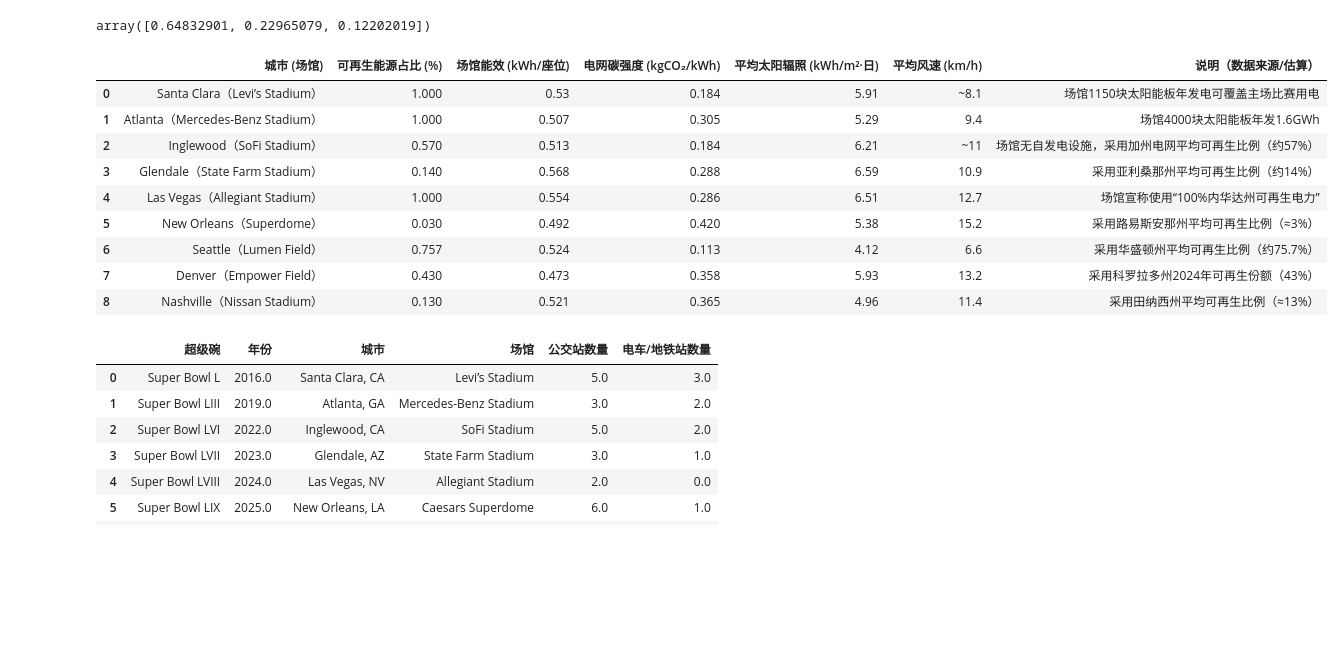
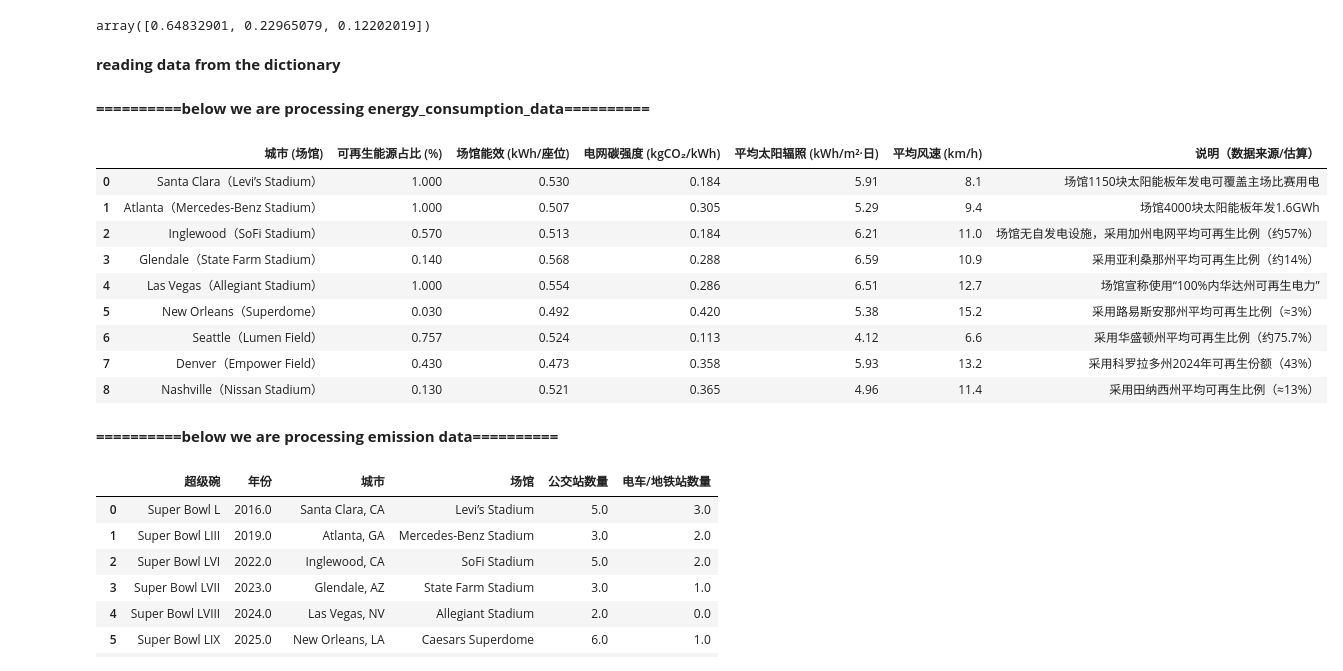
Before and after one commit to maop0/Super-Bowl-Mathematical-Modelling, a Jupyter notebook: Superbowl_vs_environment.ipynb, the cells around one changed output. Drawn from its saved outputs; the diff is of its cells as text; code cells hidden in the pictures; blank space fills up the shorter version.

Commit message:
finish_energy_consumption_data

```diff
--- a/Superbowl_vs_environment.ipynb
+++ b/Superbowl_vs_environment.ipynb
@@ -199,36 +201,52 @@ climate = []
 # %%
 def remove_unit(strin,unit):
     return strin.replace(unit,"")
+# %% [markdown]
+**reading data from the dictionary**
 # %%
 #import data
-energy_consumption_data = pd.read_csv('/Users/daniel/Documents/Math_/Superbowl_vs_environment/data/Energy_consmuption.csv')
-waste_management_data = pd.read_csv('/Users/daniel/Documents/Math_/Superbowl_vs_environment/data/waste_management.csv')
-climate_data = pd.read_csv('/Users/daniel/Documents/Math_/Superbowl_vs_environment/data/climate.csv')
-emmision_data = pd.read_csv('/Users/daniel/Documents/Math_/Superbowl_vs_environment/data/transportation.csv')
+import os
+
+if os.path.exists ('/Users/daniel/Documents/Math_/Superbowl_vs_environment/data'):
+    dir = '/Users/daniel/Documents/Math_/Superbowl_vs_environment/data'
+else:
+    dir = "https://github.com/maop0/Super-Bowl-Mathematical-Modelling/tree/2139377798b53564aa659dc1185cfba3e5dd84c2/data"
+energy_consumption_data = pd.read_csv(dir+'/Energy_consmuption.csv')
+waste_management_data = pd.read_csv(dir+'/waste_management.csv')
+climate_data = pd.read_csv(dir+'/climate.csv')
+emmision_data = pd.read_csv(dir+'/transportation.csv')
+# %% [markdown]
+**==========below we are processing energy_consumption_data==========**
 # %%
 #process energy consumption data
 
 for i in energy_consumption_data.columns:
 
     #removing [int]
     energy_consumption_data[i]= pd.DataFrame(map(lambda x:x.split("[")[0], energy_consumption_data[i]))
 #energy_consumption_data
 energy_consumption_data['可再生能源占比 (%)'] = pd.DataFrame(map(lambda x:remove_unit(x.split('[')[0],"%"), energy_consumption_data['可再生能源占比 (%)']))
 energy_consumption_data["可再生能源占比 (%)"][0] = energy_consumption_data["可再生能源占比 (%)"][0][1:]
 energy_consumption_data["可再生能源占比 (%)"][1] = energy_consumption_data["可再生能源占比 (%)"][1][1:]
 energy_consumption_data['可再生能源占比 (%)'] = pd.DataFrame(map(lambda x:float(x)/100, energy_consumption_data['可再生能源占比 (%)']))
+for i in energy_consumption_data.columns[2:-2]:
+    energy_consumption_data[i] = pd.DataFrame(map(float, energy_consumption_data[i]))
+energy_consumption_data['平均风速 (km/h)'] = pd.DataFrame(map(lambda x:float(x.split('~')[1]) if x[0] == '~' else float(x), energy_consumption_data['平均风速 (km/h)']))
+
 energy_consumption_data
 # %% [output]
 |  | 城市 (场馆) | 可再生能源占比 (%) | 场馆能效 (kWh/座位) | 电网碳强度 (kgCO₂/kWh) | 平均太阳辐照 (kWh/m²·日) | 平均风速 (km/h) | 说明（数据来源/估算） |
-| 0 | Santa Clara（Levi’s Stadium） | 1.000 | 0.53 | 0.184 | 5.91 | ~8.1 | 场馆1150块太阳能板年发电可覆盖主场比赛用电 |
+| 0 | Santa Clara（Levi’s Stadium） | 1.000 | 0.530 | 0.184 | 5.91 | 8.1 | 场馆1150块太阳能板年发电可覆盖主场比赛用电 |
 | 1 | Atlanta（Mercedes-Benz Stadium） | 1.000 | 0.507 | 0.305 | 5.29 | 9.4 | 场馆4000块太阳能板年发1.6GWh |
-| 2 | Inglewood（SoFi Stadium） | 0.570 | 0.513 | 0.184 | 6.21 | ~11 | 场馆无自发电设施，采用加州电网平均可再生比例（约57%） |
+| 2 | Inglewood（SoFi Stadium） | 0.570 | 0.513 | 0.184 | 6.21 | 11.0 | 场馆无自发电设施，采用加州电网平均可再生比例（约57%） |
 | 3 | Glendale（State Farm Stadium） | 0.140 | 0.568 | 0.288 | 6.59 | 10.9 | 采用亚利桑那州平均可再生比例（约14%） |
 | 4 | Las Vegas（Allegiant Stadium） | 1.000 | 0.554 | 0.286 | 6.51 | 12.7 | 场馆宣称使用“100%内华达州可再生电力” |
 | 5 | New Orleans（Superdome） | 0.030 | 0.492 | 0.420 | 5.38 | 15.2 | 采用路易斯安那州平均可再生比例（≈3%） |
 | 6 | Seattle（Lumen Field） | 0.757 | 0.524 | 0.113 | 4.12 | 6.6 | 采用华盛顿州平均可再生比例（约75.7%） |
 | 7 | Denver（Empower Field） | 0.430 | 0.473 | 0.358 | 5.93 | 13.2 | 采用科罗拉多州2024年可再生份额（43%） |
 | 8 | Nashville（Nissan Stadium） | 0.130 | 0.521 | 0.365 | 4.96 | 11.4 | 采用田纳西州平均可再生比例（≈13%） |
+# %% [markdown]
+**==========below we are processing emission data==========**
 # %%
 #process emission data
 emmision_data['公交站数量'] = pd.DataFrame(map(float, emmision_data['公交站数量']))
```
Also changed, not shown: parts of 5 cells of this notebook.
